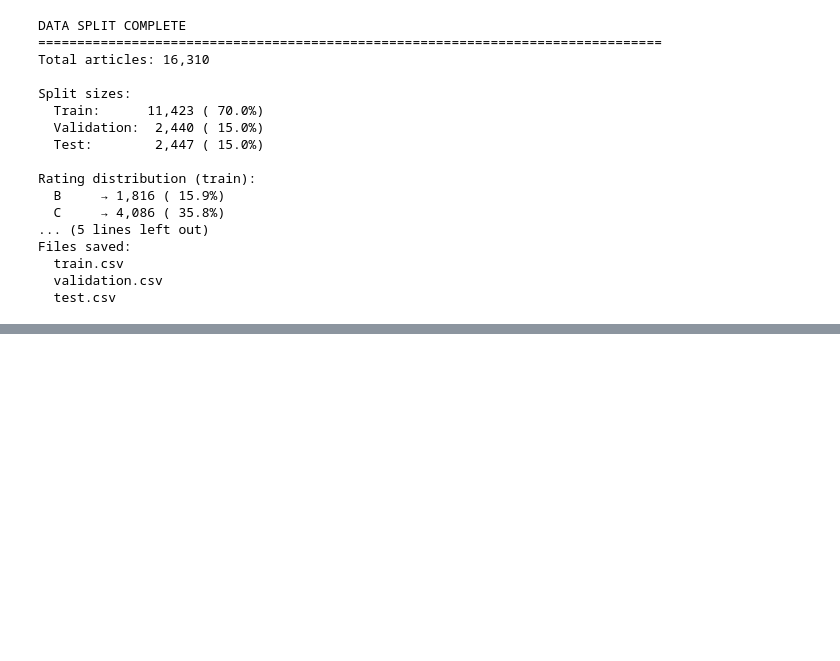
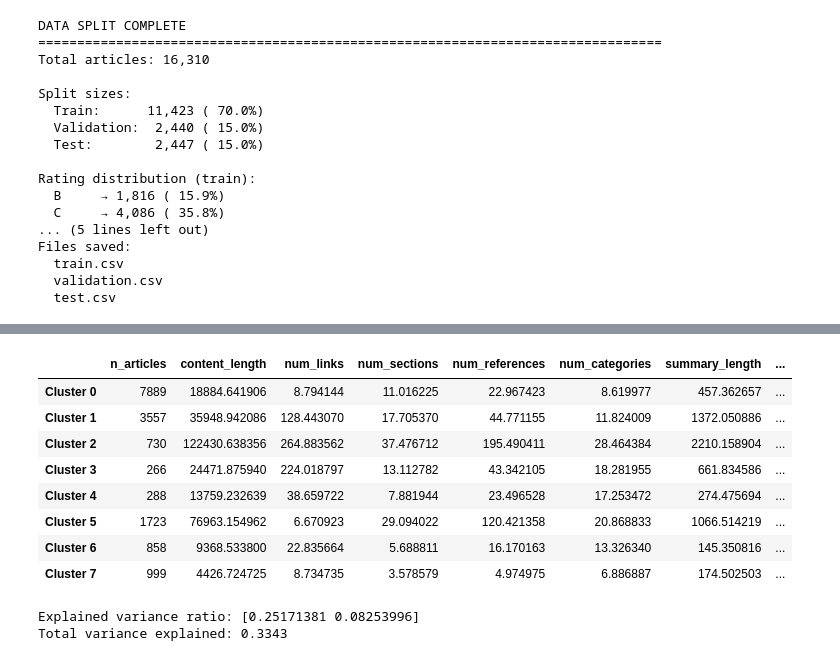
Before and after one commit to lucascampa/wikipedia-article-quality-ml, a Jupyter notebook: notebooks/Supervised and Unsupervised Learning.ipynb, the cells around one changed output, grey strips where cells are left out. Cells and saved outputs as stored; diff of their text form; code cells hidden in the pictures; blank space fills up the shorter version.

```diff
--- a/notebooks/Supervised and Unsupervised Learning.ipynb
+++ b/notebooks/Supervised and Unsupervised Learning.ipynb
@@ -683,0 +778,14 @@ Files saved:
+# %%
+from sklearn.cluster import KMeans
+import numpy as np
+
+X = wiki_preprocessed.drop('rating', axis=1)
+
+kmeans = KMeans(n_clusters=8, random_state=42, n_init=10)
+clusters = kmeans.fit_predict(X)
+
+wiki_preprocessed['cluster'] = clusters
+
+print(f"Cluster sizes:")
+print(np.bincount(clusters))
+print(f"\nInertia: {kmeans.inertia_:.2f}")
@@ -683,0 +850,59 @@ Files saved:
+# %%
+import pandas as pd
+
+# Load non-standardized data
+wiki_original = pd.read_csv('wiki_preprocessed_non_standardized.csv')
+wiki_original['cluster'] = clusters
+
+# Key features to display
+key_features = ['content_length', 'num_links', 'num_sections', 'num_references',
+                'num_categories', 'summary_length', 'num_languages']
+
+# Build consolidated table
+cluster_means = {}
+for cluster_id in sorted(wiki_original['cluster'].unique()):
+    cluster_data = wiki_original[wiki_original['cluster'] == cluster_id]
+    cluster_means[f'Cluster {cluster_id}'] = {
+        feature: cluster_data[feature].mean()
+        for feature in key_features if feature in cluster_data.columns
+    }
+
+# Convert to DataFrame
+cluster_summary_table = pd.DataFrame(cluster_means).T
+
+# Add cluster size
+cluster_summary_table['n_articles'] = [
+    len(wiki_original[wiki_original['cluster'] == i])
+    for i in sorted(wiki_original['cluster'].unique())
+]
+
+# Rearrange columns to put n_articles first
+cluster_summary_table = cluster_summary_table[['n_articles'] + key_features]
+
+cluster_summary_table
+# %% [output]
+|  | n_articles | content_length | num_links | num_sections | num_references | num_categories | summary_length | ... |
+| Cluster 0 | 7889 | 18884.641906 | 8.794144 | 11.016225 | 22.967423 | 8.619977 | 457.362657 | ... |
+| Cluster 1 | 3557 | 35948.942086 | 128.443070 | 17.705370 | 44.771155 | 11.824009 | 1372.050886 | ... |
+| Cluster 2 | 730 | 122430.638356 | 264.883562 | 37.476712 | 195.490411 | 28.464384 | 2210.158904 | ... |
+| Cluster 3 | 266 | 24471.875940 | 224.018797 | 13.112782 | 43.342105 | 18.281955 | 661.834586 | ... |
+| Cluster 4 | 288 | 13759.232639 | 38.659722 | 7.881944 | 23.496528 | 17.253472 | 274.475694 | ... |
+| Cluster 5 | 1723 | 76963.154962 | 6.670923 | 29.094022 | 120.421358 | 20.868833 | 1066.514219 | ... |
+| Cluster 6 | 858 | 9368.533800 | 22.835664 | 5.688811 | 16.170163 | 13.326340 | 145.350816 | ... |
+| Cluster 7 | 999 | 4426.724725 | 8.734735 | 3.578579 | 4.974975 | 6.886887 | 174.502503 | ... |
+# %%
+from sklearn.decomposition import PCA
+
+X = wiki_preprocessed.drop(['rating', 'cluster'], axis=1)
+
+pca = PCA(n_components=2, random_state=42)
+principal_components = pca.fit_transform(X)
+
+print(f"Explained variance ratio: {pca.explained_variance_ratio_}")
+print(f"Total variance explained: {pca.explained_variance_ratio_.sum():.4f}")
+
+wiki_preprocessed['PC1'] = principal_components[:, 0]
+wiki_preprocessed['PC2'] = principal_components[:, 1]
+# %% [output]
+Explained variance ratio: [0.25171381 0.08253996]
+Total variance explained: 0.3343
```
Also changed, not shown: parts of 10 cells of this notebook, 6 other files.
